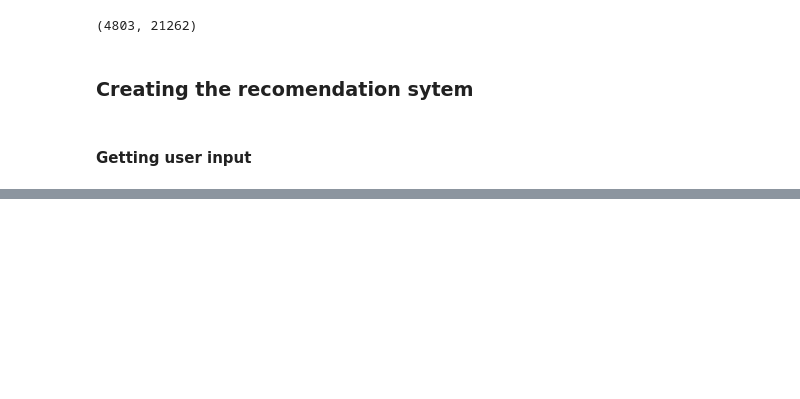
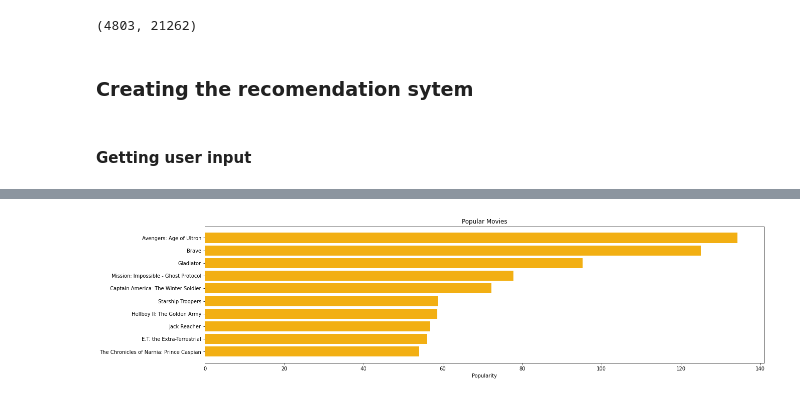
Before and after one commit to i-m-sayandeep/Movie_Recomendations_System, a Jupyter notebook: codes.ipynb, the cells around one changed output, grey strips where cells are left out. Drawn from its saved outputs; the diff is of its cells as text; code cells hidden in the pictures; blank space fills up the shorter version.

```diff
--- a/codes.ipynb
+++ b/codes.ipynb
@@ -74,6 +73,0 @@ from sklearn.metrics.pairwise import cosine_similarity
-# %%
-vectorizer = CountVectorizer()
-df_new['genres'] = df_new['genres'].fillna('')
-Genres = vectorizer.fit_transform(df_new['genres'])
-
-Genres.shape
@@ -147,0 +100,4 @@ Name: title, dtype: object
+# %%
+column = ['title','popularity']
+df_demo = pd.DataFrame(data = df_new, columns = column )
+df_demo.head()
@@ -147,0 +111,12 @@ Name: title, dtype: object
+# %%
+movie_name = "Avatar"
+df_final = recomendations_overview(movie_name)
+#print(df_final)
+df_popularity ={'title1':[],'popularity1':[]}
+a,b = 0,0
+for i in df_final:
+    x = df_demo.loc[df_demo['title']==i,'popularity'].iloc[0]
+    df_popularity['title1'].append(i)
+    df_popularity['popularity1'].append(x)
+    print(i)
+df_main = pd.DataFrame(data = df_popularity, columns = ['title1','popularity1'])
@@ -147,0 +143,11 @@ Name: title, dtype: object
+# %%
+pop = df_main.sort_values('popularity1',ascending=False)
+plt.figure(figsize=(20,5))
+
+plt.barh(pop['title1'].head(10),pop['popularity1'].head(10),color='#F2AF13')
+plt.gca().invert_yaxis()
+plt.xlabel("Popularity")
+plt.title("Popular Movies")
+plt.show()
+# %% [output]
+[figure, added]
```
Also changed, not shown: parts of 9 cells of this notebook.
